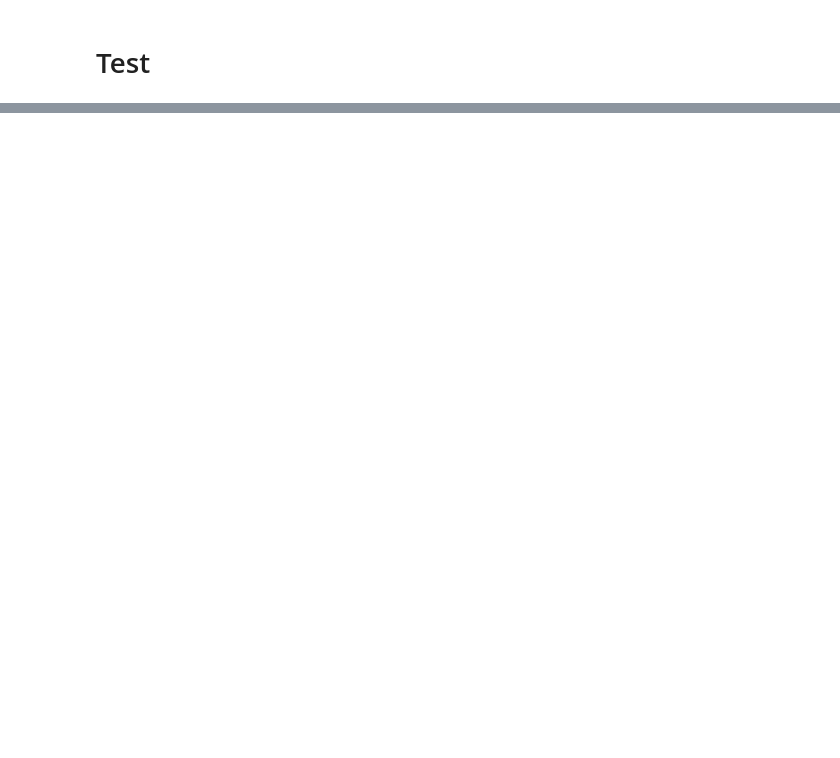
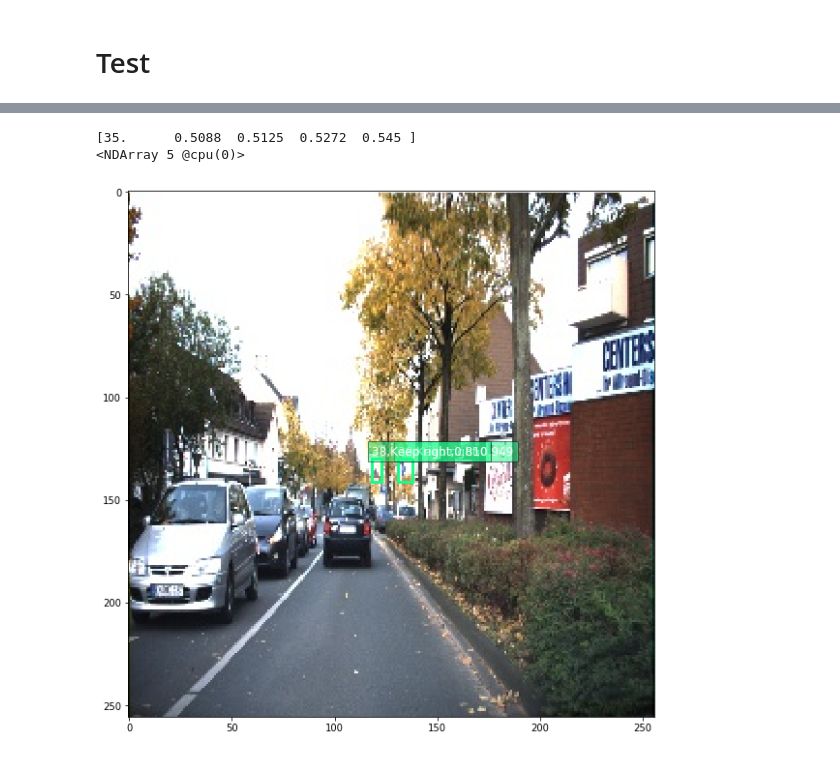
Before and after one commit to liferlisiqi/Traffic-Sign-Detection, a Jupyter notebook: YOLO.ipynb, the cells around one changed output, grey strips where cells are left out. Saved outputs shown, nothing was run; the diff lists cells and outputs as text; code cells hidden in the pictures; blank space fills up the shorter version.

Commit message:
load model done

```diff
--- a/YOLO.ipynb
+++ b/YOLO.ipynb
@@ -51,7 +51,9 @@ for gt in gts:
     label = float(line[5])
     labels[idx][int(label)] = [label, minx, miny, maxx, maxy]
 print(len(paths), len(gts), len(labels))
-print(labels[1])
+for label in labels[1]:
+    if(label[0] >= 0):
+        print(label)
 # %% [output]
 (900, 44, 5)
 900 1213 900
@@ -369,6 +382,17 @@ def preprocess(image):
     return image
 
 def predict(x):
+    pretrained = vision.get_model('resnet18_v1', pretrained=True,ctx=gpu(0)).features
+    net = nn.HybridSequential()
+    for i in range(len(pretrained) - 2):
+        net.add(pretrained[i])
+
+    scales = [[3.3004, 3.59034],[9.84923, 8.23783]]
+    predictor = YOLO2Output(NUM_CLASS, scales)
+    predictor.initialize(ctx=gpu(0))
+    net.add(predictor)
+    net.load_params('params/yolo2_10.params')
+
     x = net(x)
     output, cls_prob, score, xywh = yolo2_forward(x, NUM_CLASS, scales)
     return nd.contrib.box_nms(output.reshape((0, -1, 6)))
@@ -377,4 +401,4 @@ index = random.randint(0, len(labels))
 image = cv2.imread('dataset/scene-jpg/'+ str(index).zfill(5) +'.jpg')
 x = preprocess(image)
 out = predict(x.as_in_context(ctx))
-print(index, out)
+print(index, out[0][0:5])
@@ -381,30 +413,34 @@ print(index, out)
 # %%
 def display(img, out, thresh=0.5):
     mpl.rcParams['figure.figsize'] = (10,10)
     pens = dict()
     plt.clf()
     plt.imshow(img)
     for det in out:
         cid = int(det[0])
         if cid < 0:
             continue
         score = det[1]
         if score < thresh:
             continue
         if cid not in pens:
             pens[cid] = (random.random(), random.random(), random.random())
         scales = [img.shape[1], img.shape[0]] * 2
         xmin, ymin, xmax, ymax = [int(p * s) for p, s in zip(det[2:6].clip(0,1).tolist(), scales)]
         rect = plt.Rectangle((xmin, ymin), xmax - xmin, ymax - ymin, fill=False,
                              edgecolor=pens[cid], linewidth=3)
         plt.gca().add_patch(rect)
         text = signnames[cid]
-        plt.gca().text(xmin, ymin-2, '{:d}{:s} {:.3f}'.format(cid, text, score),
+        plt.gca().text(xmin, ymin-2, '{:d},{:s},{:.3f}'.format(cid, text, score),
                        bbox=dict(facecolor=pens[cid], alpha=0.5),
                        fontsize=12, color='white')
     plt.show()
 
 for label in labels[index]:
     if(label[0] >= 0):
         print(label)
-display(image[:, :, (2, 1, 0)], out[0].asnumpy(), thresh=0.3)
+display(image[:, :, (2, 1, 0)], out[0].asnumpy(), thresh=0.5)
+# %% [output]
+[35.      0.5088  0.5125  0.5272  0.545 ]
+<NDArray 5 @cpu(0)>
+[figure, added]
```
Also changed, not shown: parts of 6 cells of this notebook, 2 other files.
